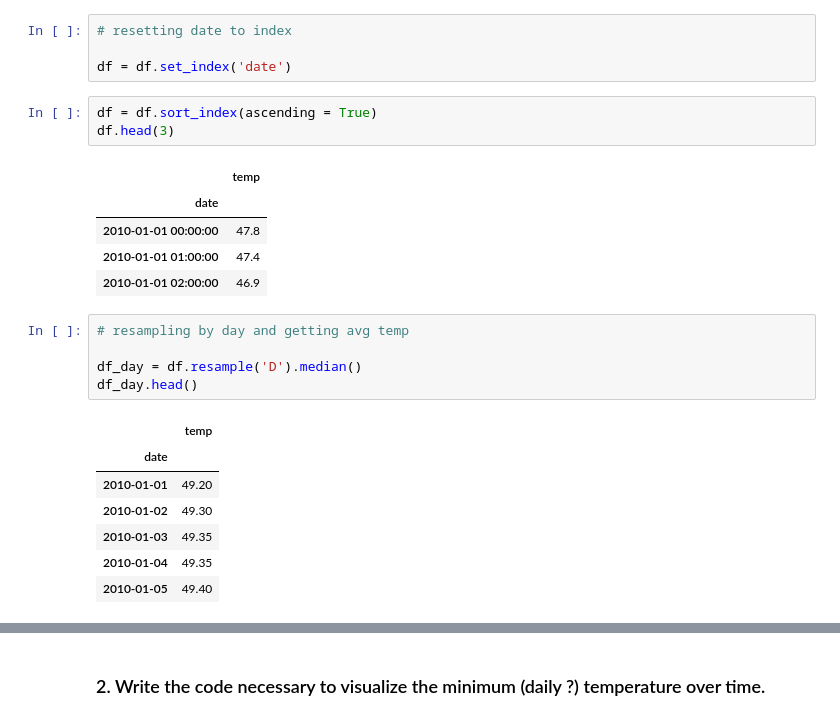
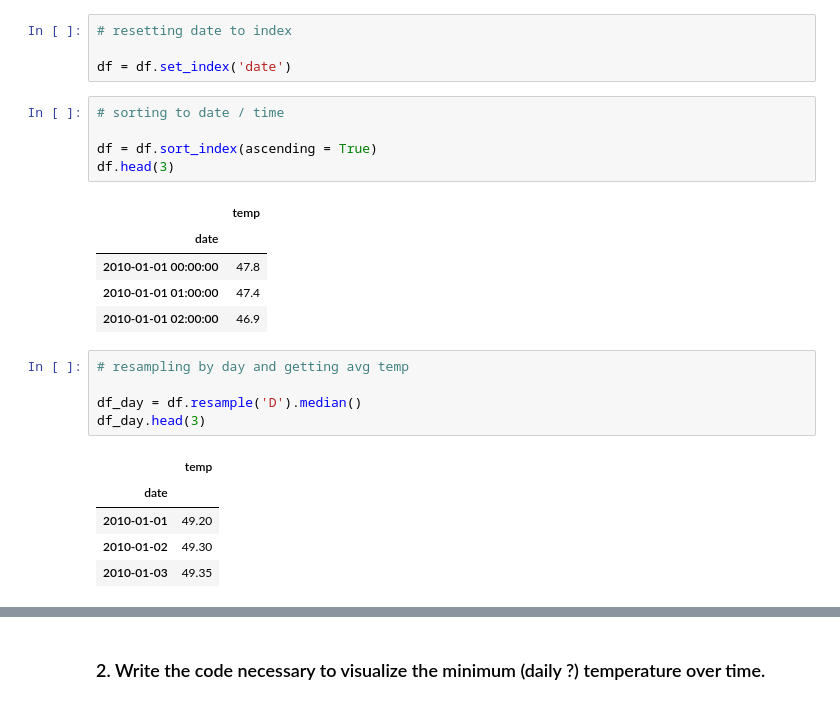
Before and after one commit to MagdalenaRahn/time-series-exercises, a Jupyter notebook: time_series_exercises-working-with-07FEB23.ipynb, the cells around one changed output, grey strips where cells are left out. Cells and saved outputs as stored; diff of their text form.

```diff
--- a/time_series_exercises-working-with-07FEB23.ipynb
+++ b/time_series_exercises-working-with-07FEB23.ipynb
@@ -56,6 +49,8 @@ df.describe().T
 
 df = df.set_index('date')
 # %%
+# sorting to date / time
+
 df = df.sort_index(ascending = True)
 df.head(3)
 # %% [output]
@@ -67,16 +62,14 @@ df.head(3)
 # %%
 # resampling by day and getting avg temp
 
 df_day = df.resample('D').median()
-df_day.head()
+df_day.head(3)
 # %% [output]
 |  | temp |
 | date |  |
 | 2010-01-01 | 49.20 |
 | 2010-01-02 | 49.30 |
 | 2010-01-03 | 49.35 |
-| 2010-01-04 | 49.35 |
-| 2010-01-05 | 49.40 |
 # %%
 # ziv the avg daily temp over time
 
```
Also changed, not shown: parts of 74 cells of this notebook, 2 other files.
